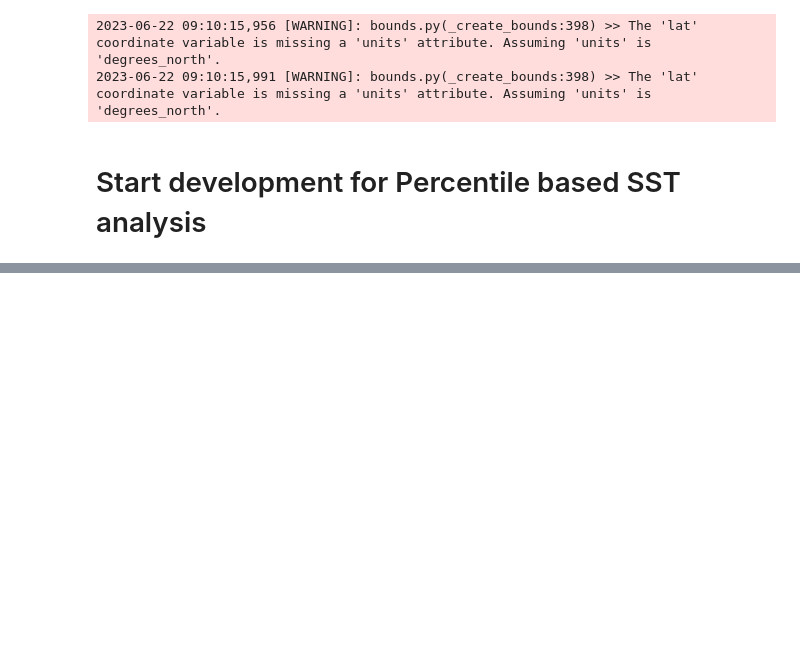
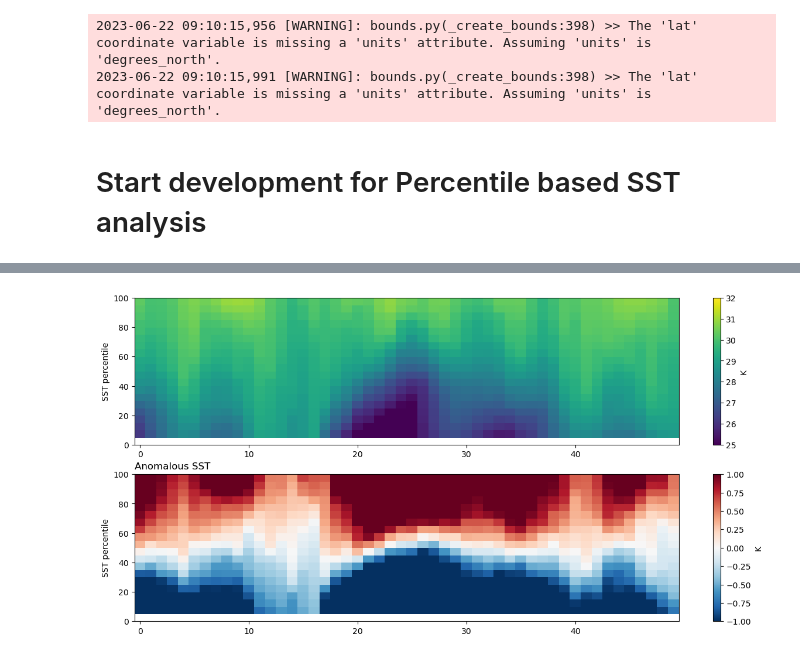
Before and after one commit to zacespinosa/tropical_pacific_clouds, a Jupyter notebook: sandbox.ipynb, the cells around one changed output, grey strips where cells are left out. Drawn from its saved outputs; the diff is of its cells as text; code cells hidden in the pictures; blank space fills up the shorter version.

Commit message:
work on percentiles and add plots

```diff
--- a/sandbox.ipynb
+++ b/sandbox.ipynb
@@ -545,0 +692,21 @@ global_plot_stippling(lon=swcre_cmip6.lon, lat=swcre_cmip6.lat, data=r, p=p, cma
+# %%
+time = np.arange(0,50)
+plt.figure(figsize=(15,15))
+plt.subplot(411)
+plt.pcolor(time,prctl_binmids, binavg[:,:-1].T,vmin=25,vmax=32)
+plt.ylabel('SST percentile')
+plt.ylim(0,100)
+cb=plt.colorbar()
+cb.set_label('K')
+
+plt.subplot(412)
+means = np.nanmean(binavg, axis=1)
+means = means[np.newaxis, :].T
+binanoms = np.subtract(binavg, means)
+plt.pcolor(time,prctl_binmids, binanoms[:,:-1].T, vmin=-1,vmax=1,cmap='RdBu_r')
+plt.ylabel('SST percentile')
+plt.title('Anomalous SST',loc='left')
+cb=plt.colorbar()
+cb.set_label('K')
+# %% [output]
+[figure, added]
```
Also changed, not shown: parts of 3 cells of this notebook.
